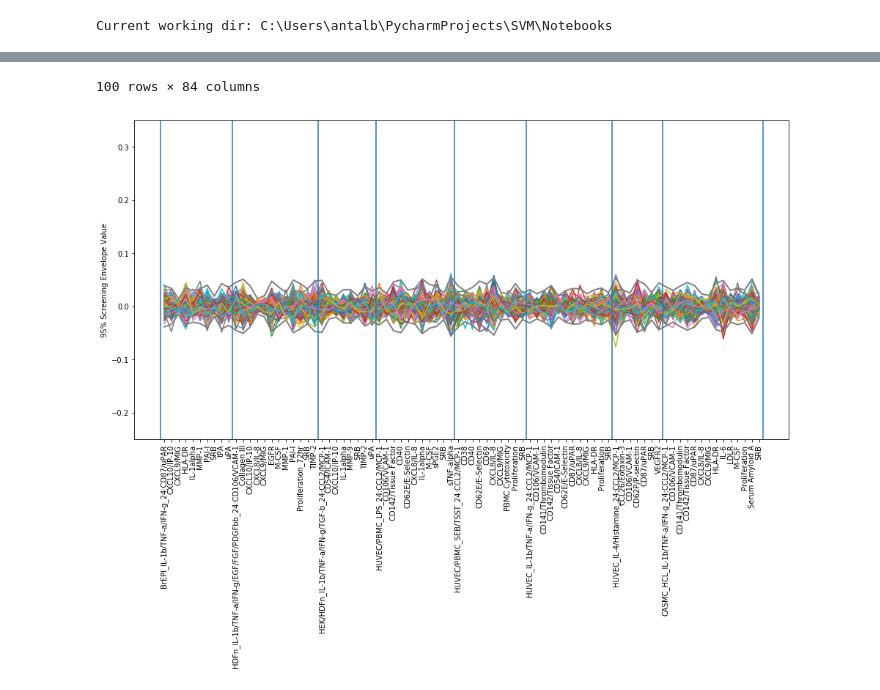
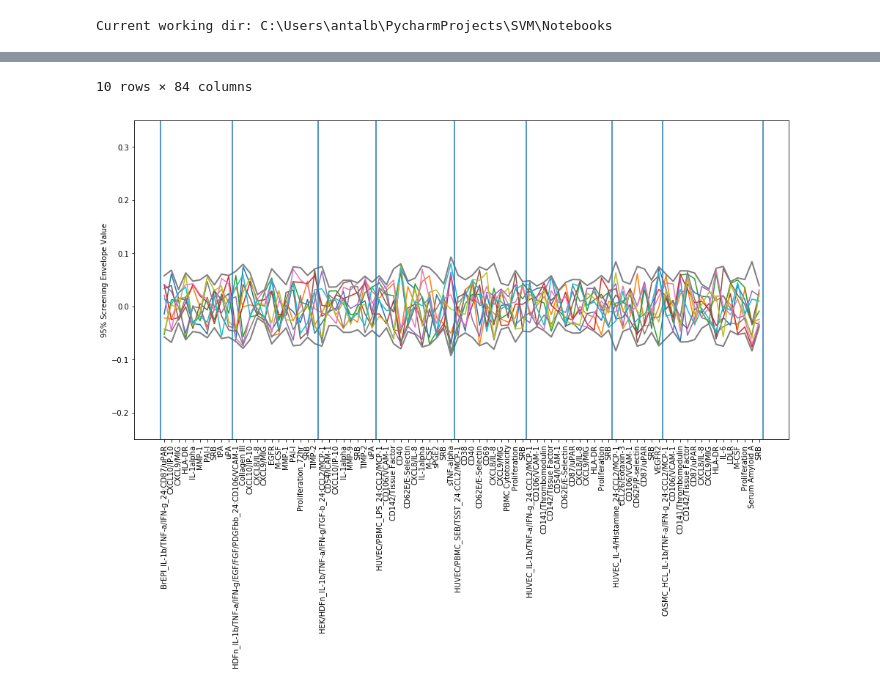
Before and after one commit to AntalBerenyi/SVM, a Jupyter notebook: Notebooks/Print Random Profiles.ipynb, the cells around one changed output, grey strips where cells are left out. Saved outputs shown, nothing was run; the diff lists cells and outputs as text; code cells hidden in the pictures.

```diff
--- a/Notebooks/Print Random Profiles.ipynb
+++ b/Notebooks/Print Random Profiles.ipynb
@@ -5,7 +5,7 @@ from random_profiles import RandomProfileGenerator
 import matplotlib.pyplot as plt
 %matplotlib inline
 
-
+np.random.seed(42)
 import os
 print("Current working dir: {}".format(os.getcwd()))
 
@@ -14,7 +14,7 @@ rpg = RandomProfileGenerator(envelope_file='SigEnvelopeFile.xml', data_file='SVM
 
 envelope=RandomProfileGenerator.TRUSTED
 conf=RandomProfileGenerator._95
-rp_df = rpg.get_random_profiles(prof_num=100, envelope=envelope,conf=conf, dist='rand')
+rp_df = rpg.get_random_profiles(prof_num=10, envelope=envelope,conf=conf, dist='rand')
 screen_envelope = rpg.get_envelope(envelope=envelope,conf=conf)
 
 plt.figure(figsize=(16,8))
@@ -86,2 +80,2 @@ Current working dir: C:\Users\antalb\PycharmProjects\SVM\Notebooks
-100 rows × 84 columns
+10 rows × 84 columns
-[figure, old version]
+[figure, new version]
```
Also changed, not shown: parts of 1 cell of this notebook, 1 other file.
